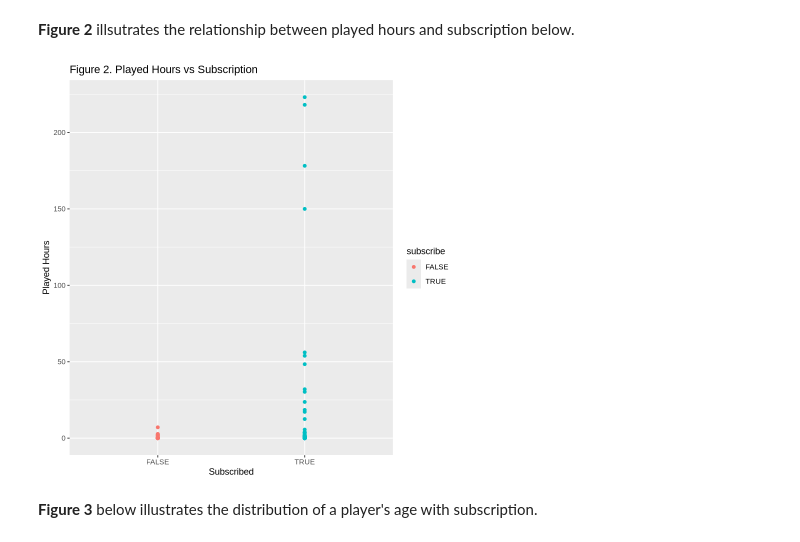
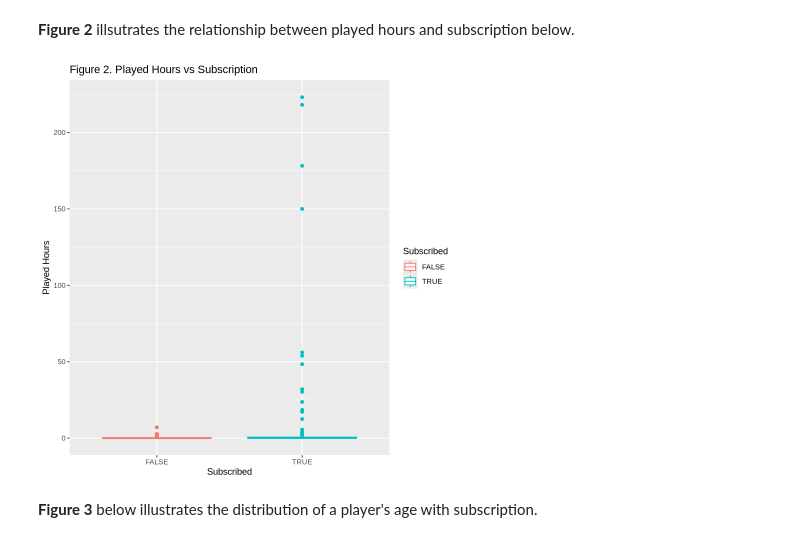
Before and after one commit to cmojar9/dsci-100-project-new, a Jupyter notebook: Final Report.ipynb, the cells around one changed output. Cells and saved outputs as stored; diff of their text form; code cells hidden in the pictures.

Commit message:
Visualization + grammar changes

```diff
--- a/Final Report.ipynb
+++ b/Final Report.ipynb
@@ -169,14 +150,15 @@ ggplot(players, aes(x = experience, fill = subscribe)) +
 **Figure 2** illsutrates the relationship between played hours and subscription below.
 # %%
 ggplot(players, aes(x = subscribe, y = played_hours, color = subscribe)) +
-  geom_point() +
+  geom_boxplot() +
   labs(
     title = "Figure 2. Played Hours vs Subscription",
     x = "Subscribed",
-    y = "Played Hours"
+    y = "Played Hours",
+    color = "Subscribed"
   )
 # %% [output]
-[figure, old version]
+[figure, new version]
 # %% [markdown]
 **Figure 3** below illustrates the distribution of a player's age with subscription.
 # %%
```
Also changed, not shown: parts of 3 cells of this notebook.
